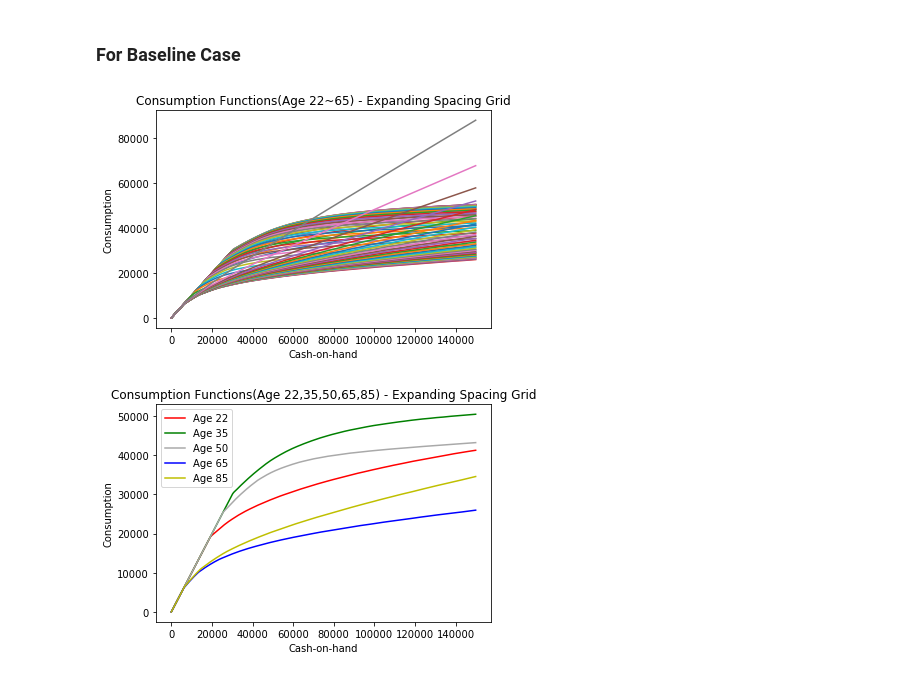
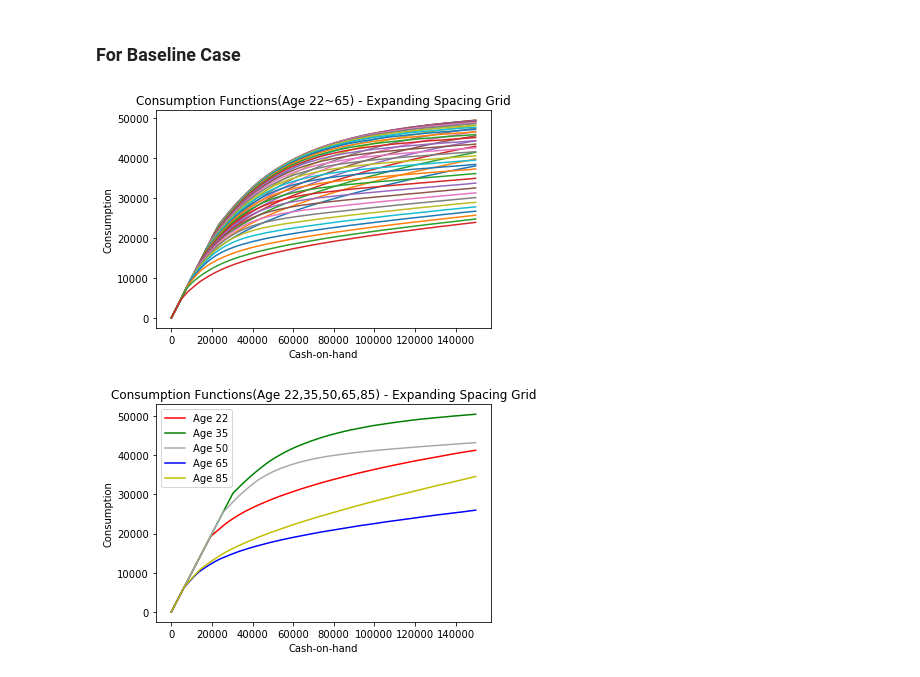
Before and after one commit to Quintus-Zhang/Tracer, a Jupyter notebook: expanding_grid.ipynb, the cells around one changed output. Saved outputs shown, nothing was run; the diff lists cells and outputs as text; code cells hidden in the pictures.

Commit message:
try more sparse grid on w and c to see if consumption func is still behave well
Former-commit-id: 61c9ddceff5c4f2377aacb83ecd0184e5d103715

```diff
--- a/expanding_grid.ipynb
+++ b/expanding_grid.ipynb
@@ -37,22 +37,22 @@ plt.show()
 ### For Baseline Case
 # %%
 base_path = '/Users/Quintus/Google Drive/Dynamic Programming/code'
-c_func_fp = os.path.join(base_path, 'results', 'c_orig_2_grid_w_15m_coll.xlsx')
+c_func_fp = os.path.join(base_path, 'results', 'Iteration_8.xlsx')
 c_df = pd.read_excel(c_func_fp)
 
 end = 15000000/100
 grid_w = np.arange(1, end, 100)
-for age in range(22, 100):
+for age in range(22, 66):
     spline = CubicSpline(c_df[str(100)], c_df[str(age)], bc_type='natural')
     c = spline(grid_w)
     plt.plot(grid_w, c, label=str(age))
 plt.xlabel('Cash-on-hand')
 plt.ylabel('Consumption')
 plt.title('Consumption Functions(Age 22~65) - Expanding Spacing Grid')
 # plt.legend()
 plt.show()
 # %% [output]
-[figure, old version]
+[figure, new version]
 # %%
 base_path = '/Users/Quintus/Google Drive/Dynamic Programming/code'
 c_func_fp = os.path.join(base_path, 'results', 'c_orig_2_grid_w_15m_coll.xlsx')
```
Also changed, not shown: 1 other file.
